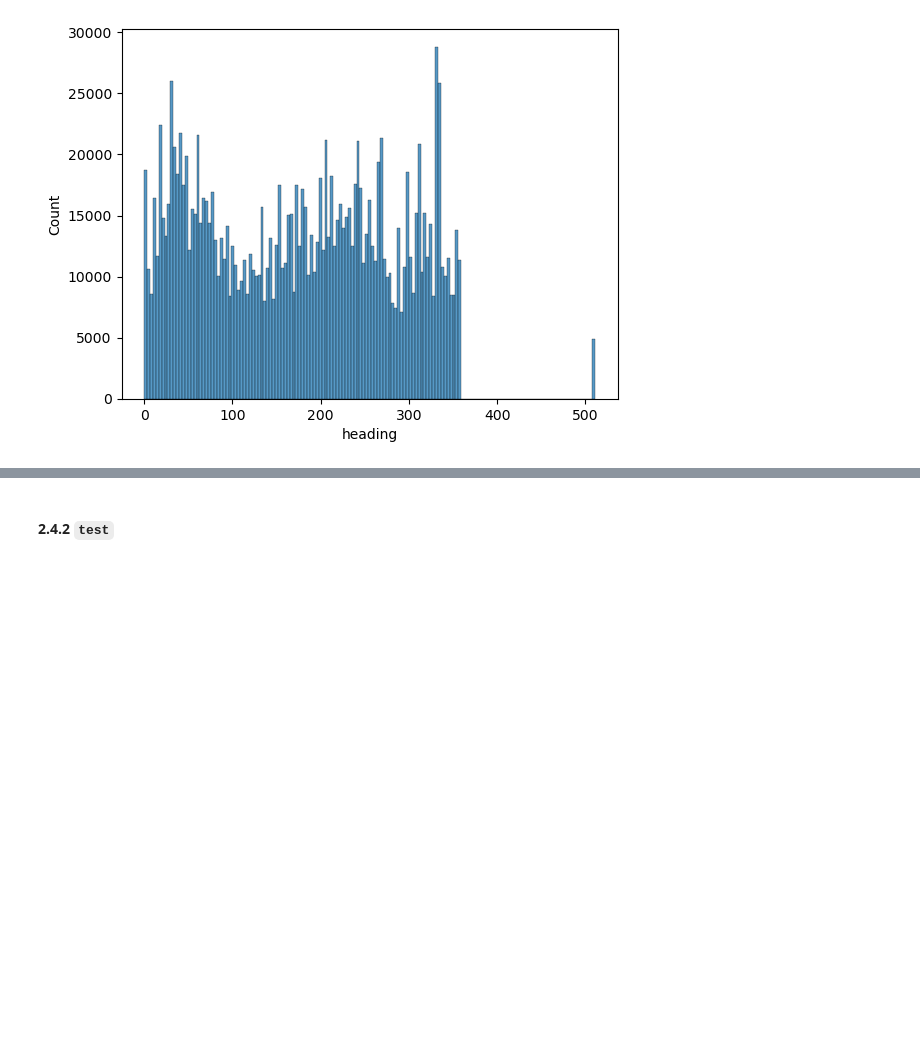
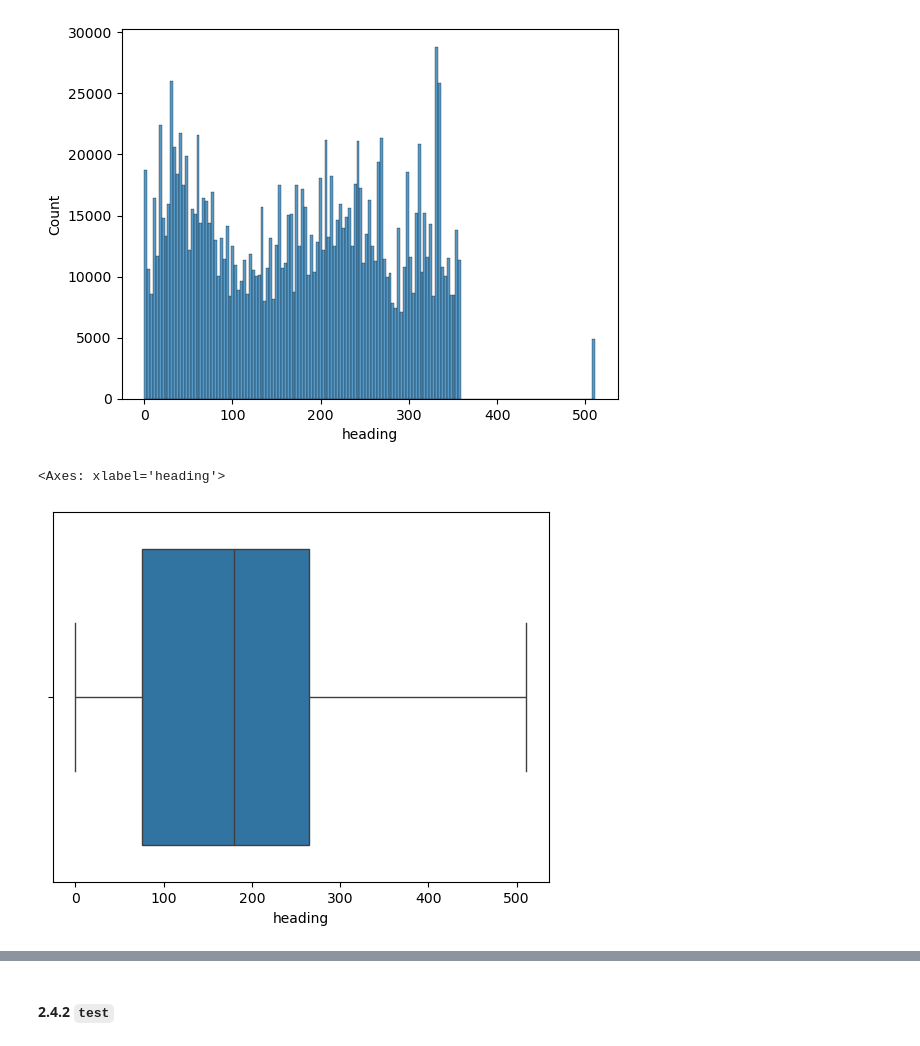
Before and after one commit to alexandersundquist/TDT4173-Modern-Machine-Learning-In-Practice-Project, a Jupyter notebook: Report.ipynb, the cells around one changed output, grey strips where cells are left out. Cells and saved outputs as stored; diff of their text form; code cells hidden in the pictures; blank space fills up the shorter version.

```diff
--- a/Report.ipynb
+++ b/Report.ipynb
@@ -239,3 +301,8 @@ sns.histplot(x='heading', data=train)
 # %% [output]
 <Axes: xlabel='heading', ylabel='Count'>
 [figure]
+# %%
+sns.boxplot(x='heading', data=train)
+# %% [output]
+<Axes: xlabel='heading'>
+[figure, added]
```
Also changed, not shown: parts of 27 cells of this notebook.
